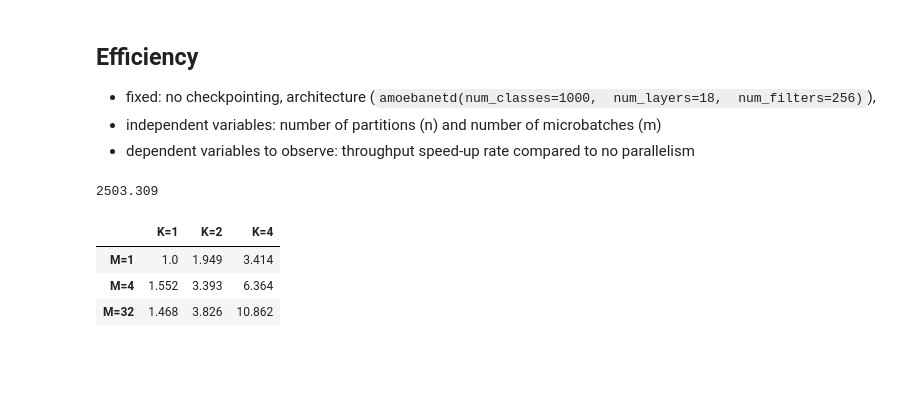
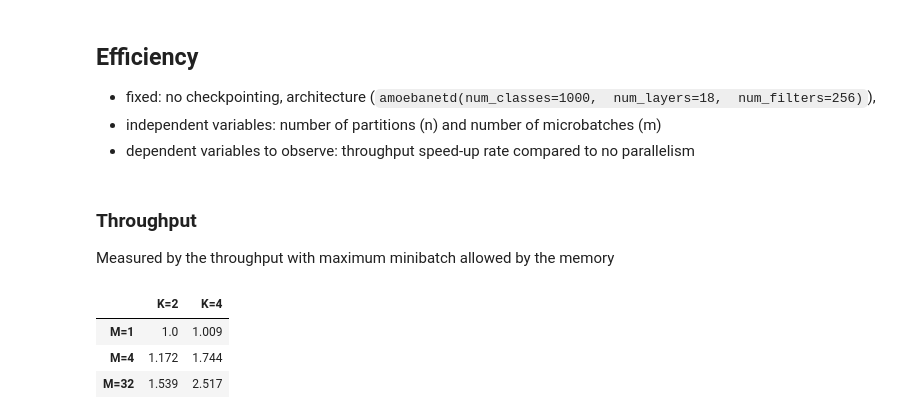
Before and after one commit to HalberdOfPineapple/pipeline_parallel_expr, a Jupyter notebook: benchmarks/data_analysis.ipynb, the cells around one changed output. Saved outputs shown, nothing was run; the diff lists cells and outputs as text; code cells hidden in the pictures; blank space fills up the shorter version.

```diff
--- a/benchmarks/data_analysis.ipynb
+++ b/benchmarks/data_analysis.ipynb
@@ -285,39 +217,46 @@ plt.show()
 - fixed: no checkpointing, architecture (`amoebanetd(num_classes=1000,  num_layers=18,  num_filters=256)`),
 - independent variables: number of partitions (n) and number of microbatches (m)
 - dependent variables to observe: throughput speed-up rate compared to no parallelism
-# %%
-# get all file names under DATA_DIR
-expr_data = {}
-file_names = os.listdir(SPEED_LOG_DIR)
-for file_name in file_names:
-    if file_name.endswith(".log"):
-        file_path = os.path.join(SPEED_LOG_DIR, file_name)
-        data = parse_log_file(file_path)
-        expr_data[file_name[:-4]] = data
-# %%
-def args_to_speed_exprname(num_partitions, num_micro_batches, use_torchgpipe) -> str:
-    return \
-        f'speed_K{num_partitions}_M{num_micro_batches}_{"torchgpipe" if use_torchgpipe else "self"}'
-def args_to_throughput(num_partitions, num_micro_batches, use_torchgpipe) -> float:
-    return expr_data[args_to_speed_exprname(num_partitions, num_micro_batches, use_torchgpipe)]['throughput_samples_per_sec']
-args_to_throughput(1, 1, False)
-# %% [output]
-2503.309
-# %%
-num_partitions = [1, 2, 4]
-num_micro_batches = [1, 4, 32]
-
-import pandas as pd
-
-df = pd.DataFrame(index=[f'M={m}' for m in num_micro_batches],
-                  columns=[f'K={k}' for k in num_partitions],)
-baseline_throughput = args_to_throughput(1, 1, False)
-for k in num_partitions:
-    for m in num_micro_batches:
-        df.at[f'M={m}', f'K={k}'] = round(args_to_throughput(k, m, False) / baseline_throughput, 3)
-df
-# %% [output]
-|  | K=1 | K=2 | K=4 |
-| M=1 | 1.0 | 1.949 | 3.414 |
-| M=4 | 1.552 | 3.393 | 6.364 |
-| M=32 | 1.468 | 3.826 | 10.862 |
+# %% [markdown]
+### Throughput
+Measured by the throughput with maximum minibatch allowed by the memory
+# %%
+import pandas as pd
+
+def create_throughput_table(data):
+    # Extract unique num_partitions and num_micro_batches values
+    num_partitions = set(int(key[1]) for key in data.keys())
+    num_micro_batches = set(int(key[3:]) for key in data.keys())
+
+    # Initialize an empty DataFrame
+    df = pd.DataFrame(index=[f"M={m}" for m in sorted(num_micro_batches)], columns=[f"K={k}" for k in sorted(num_partitions)])
+
+    # Baseline throughput for K=2, M=1
+    baseline_throughput = float(data.get("n2m1", 0))
+
+    # Fill in the DataFrame with speed-up rates
+    for key, throughput in data.items():
+        k = int(key[1])
+        m = int(key[3:])
+        speed_up_rate = round(float(throughput) / baseline_throughput, 3) if baseline_throughput else 0
+        df.at[f"M={m}", f"K={k}"] = speed_up_rate
+
+    return df
+# %%
+# Manually collected from results of command lines and sbatch logs
+data = {
+    "n2m1": "60.235",  # 155
+    "n2m4": "70.571", # 480
+    "n2m32": "92.727", # 1500
+    "n4m1": "60.754", # 260
+    "n4m4": "105.034", # 600
+    "n4m32": "151.624", # 980
+}
+
+df = create_throughput_table(data)
+df
+# %% [output]
+|  | K=2 | K=4 |
+| M=1 | 1.0 | 1.009 |
+| M=4 | 1.172 | 1.744 |
+| M=32 | 1.539 | 2.517 |
```
Also changed, not shown: parts of 14 cells of this notebook, 14 other files.
